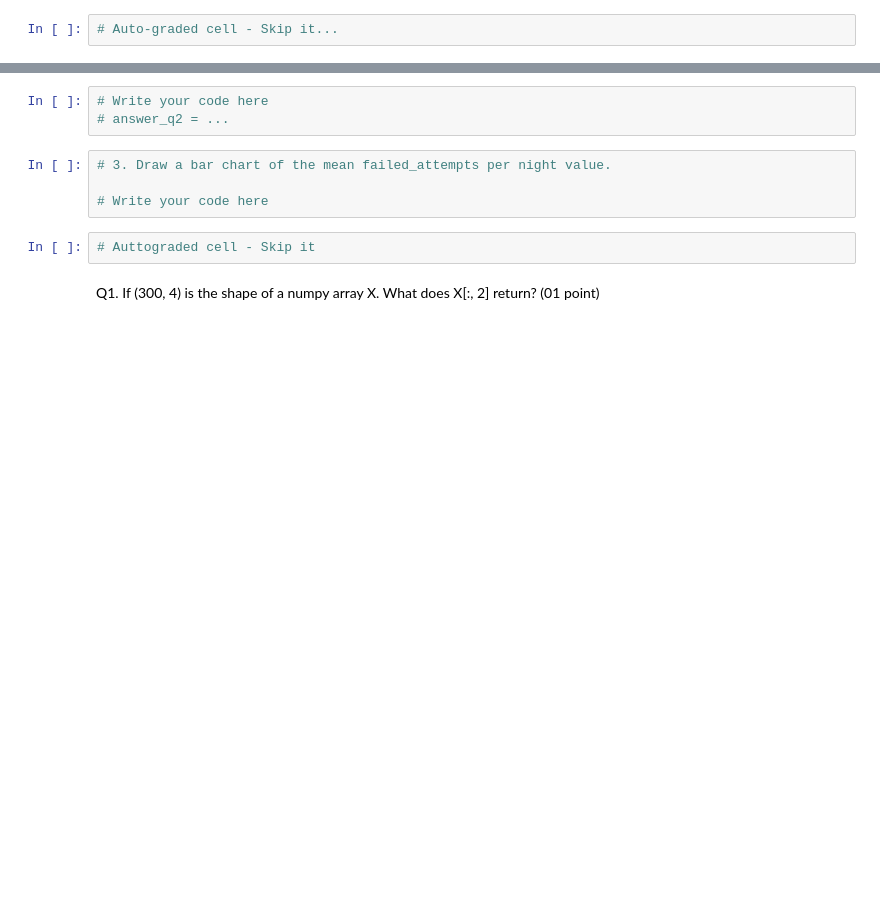
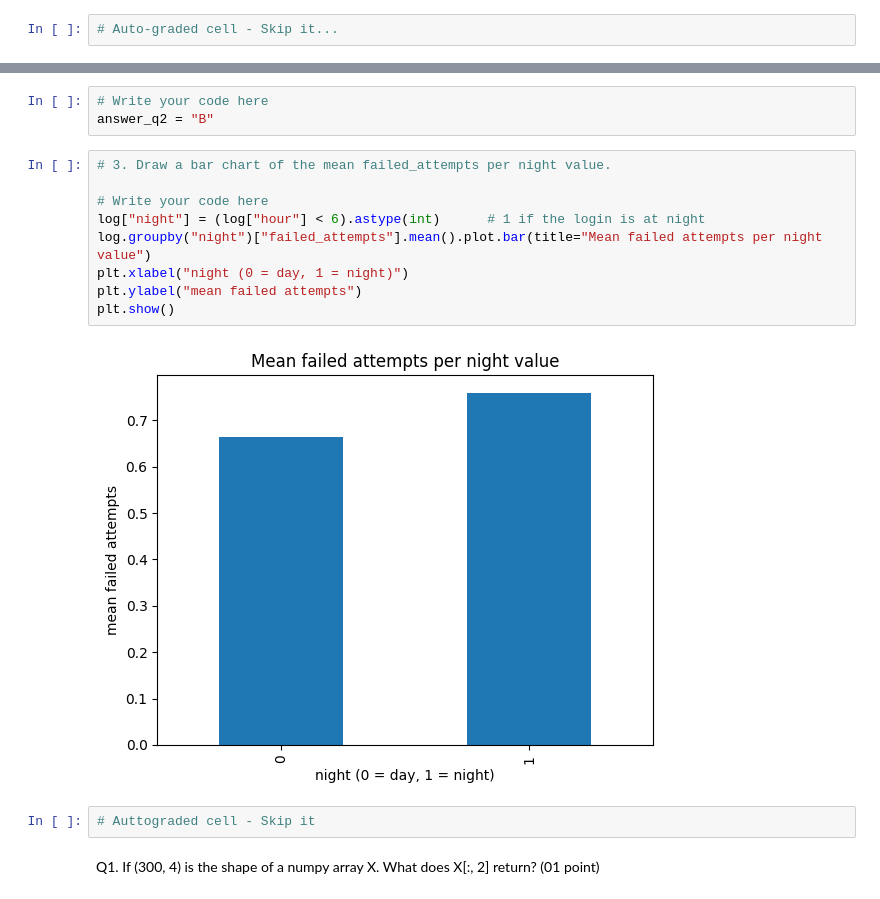
Before and after one commit to mouniboss/tp1, a Jupyter notebook: TP1.ipynb, the cells around one changed output, grey strips where cells are left out. Drawn from its saved outputs; the diff is of its cells as text; blank space fills up the shorter version.

```diff
--- a/TP1.ipynb
+++ b/TP1.ipynb
@@ -132,10 +160,17 @@ log = pd.DataFrame({"user":    rng.choice(["ali", "sara", "yacine", "nour", "kar
 # %%
 # Write your code here
-# answer_q2 = ...
+answer_q2 = "B"
-# %%
-# 3. Draw a bar chart of the mean failed_attempts per night value.
-
-# Write your code here
+# %%
+# 3. Draw a bar chart of the mean failed_attempts per night value.
+
+# Write your code here
+log["night"] = (log["hour"] < 6).astype(int)      # 1 if the login is at night
+log.groupby("night")["failed_attempts"].mean().plot.bar(title="Mean failed attempts per night value")
+plt.xlabel("night (0 = day, 1 = night)")
+plt.ylabel("mean failed attempts")
+plt.show()
+# %% [output]
+[figure, added]
 # %%
 # Auttograded cell - Skip it
 # %% [markdown]
```
Also changed, not shown: parts of 16 cells of this notebook.
